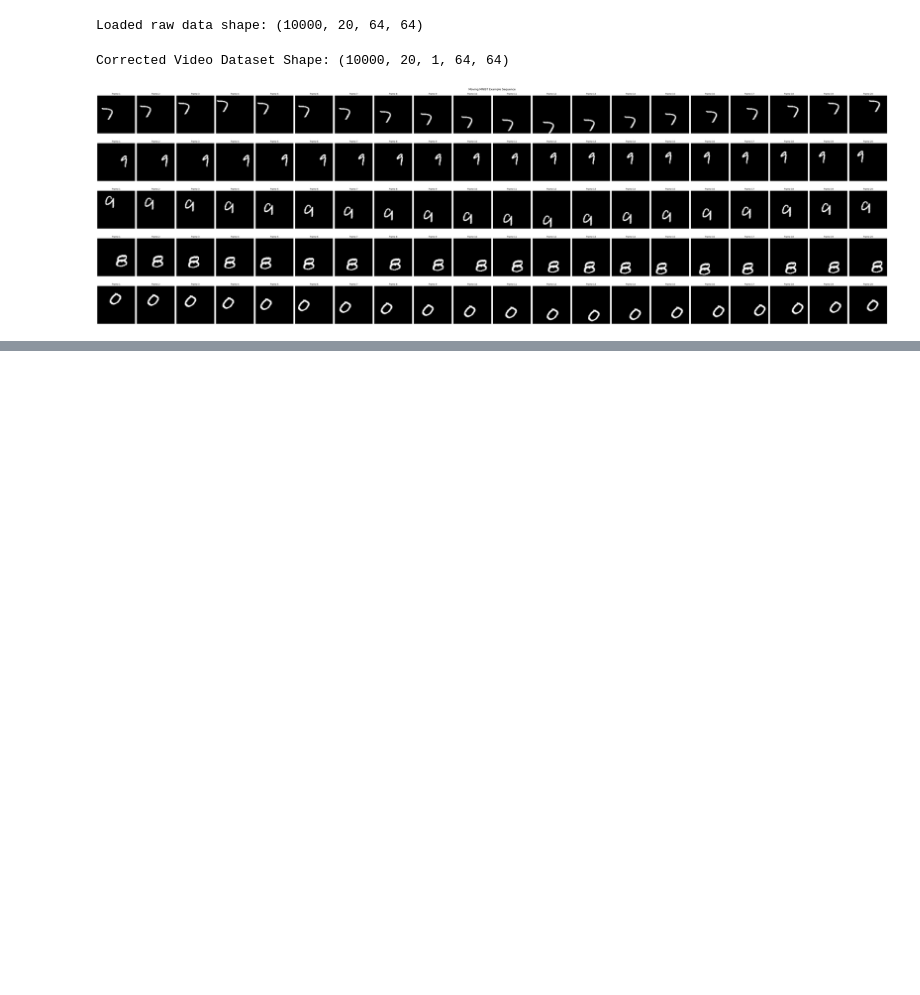
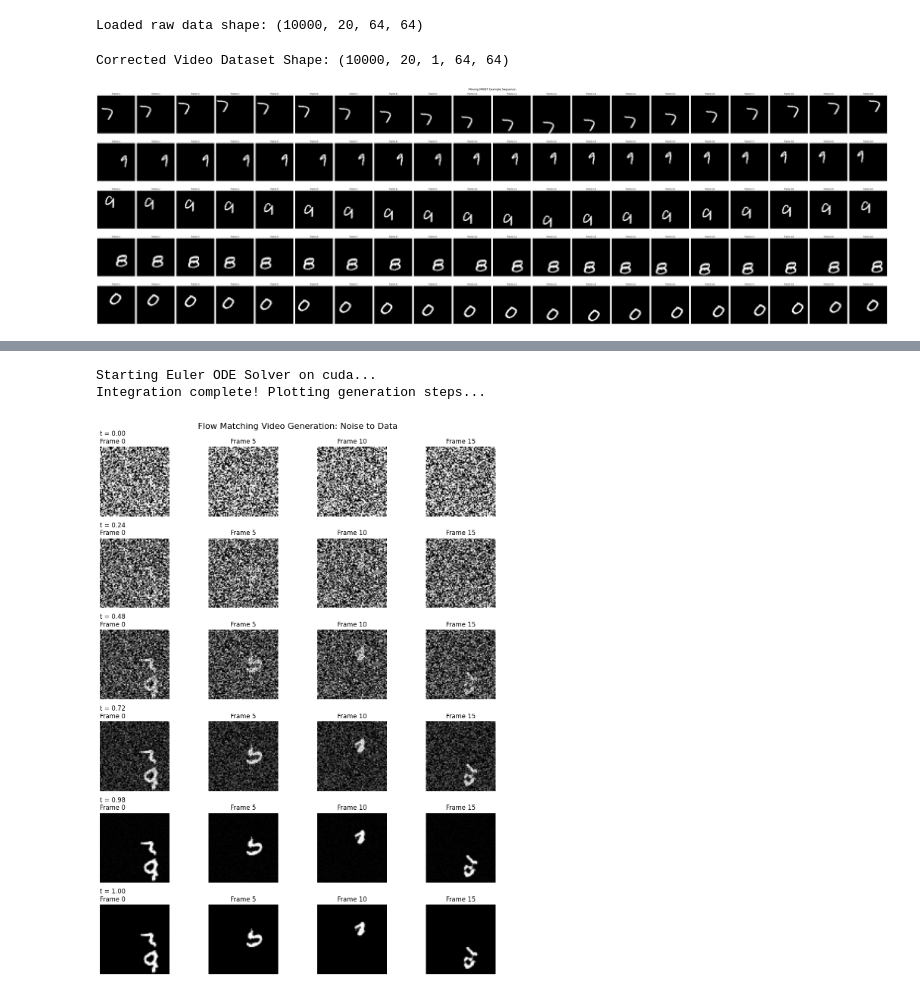
Before and after one commit to HarishSivakumaran/ML-Projects, a Jupyter notebook: flow-matching-video-gen.ipynb, the cells around one changed output, grey strips where cells are left out. Saved outputs shown, nothing was run; the diff lists cells and outputs as text; code cells hidden in the pictures; blank space fills up the shorter version.

Commit message:
Kaggle Notebook | flow-matching-video-gen | Version 2

```diff
--- a/flow-matching-video-gen.ipynb
+++ b/flow-matching-video-gen.ipynb
@@ -350,11 +358,18 @@ import imageio
 # 1. Setup & Load Model
 # ==========================================
 DEVICE = torch.device("cuda" if torch.cuda.is_available() else "cpu")
-CHECKPOINT_PATH = "flow_matching_mnist_epoch_50.pt"
+CHECKPOINT_PATH = "/kaggle/working/flow_matching_mnist_epoch_40.pt"
 NUM_STEPS = 50
 
-model = SimpleUNet3D(in_channels=1).to(DEVICE)
-model.load_state_dict(torch.load(CHECKPOINT_PATH, map_location=DEVICE))
+model = UNet3D(in_channels=1).to(DEVICE)
+# 2. Load the raw dictionary from the checkpoint
+state_dict = torch.load(CHECKPOINT_PATH, map_location=DEVICE)
+
+# 3. Strip the "module." prefix created by DataParallel
+cleaned_state_dict = {k.replace('module.', ''): v for k, v in state_dict.items()}
+
+# 4. Load the cleaned weights into the model
+model.load_state_dict(cleaned_state_dict)
 model.eval()
 
 # ==========================================
@@ -398,32 +413,34 @@ print("Integration complete! Plotting generation steps...")
 # ==========================================
 # 3. Plotting the Evolution Grid
 # ==========================================
 # We will look at 4 specific frames from the 16-frame sequence
 frames_to_show = [0, 5, 10, 15]
 num_snapshots = len(captured_states)
 
 fig, axes = plt.subplots(num_snapshots, len(frames_to_show), figsize=(12, 2.5 * num_snapshots))
 fig.suptitle("Flow Matching Video Generation: Noise to Data", fontsize=16)
 
 for row_idx, state in enumerate(captured_states):
     t_val = captured_times[row_idx]
 
     for col_idx, frame_idx in enumerate(frames_to_show):
         ax = axes[row_idx, col_idx]
 
         # state shape is [16, 64, 64]. We grab the specific frame.
         img = state[frame_idx]
 
         ax.imshow(img, cmap='gray', vmin=0, vmax=1)
         ax.axis('off')
 
         # Add row labels (Time t)
         if col_idx == 0:
             ax.set_title(f"t = {t_val:.2f}\nFrame {frame_idx}", loc='left')
         else:
             ax.set_title(f"Frame {frame_idx}")
 
 plt.tight_layout()
 plt.show()
-
-# (You can still run the imageio export code here to save the final_x as a GIF!)
+# %% [output]
+Starting Euler ODE Solver on cuda...
+Integration complete! Plotting generation steps...
+[figure, added]
```
Also changed, not shown: parts of 2 cells of this notebook.
